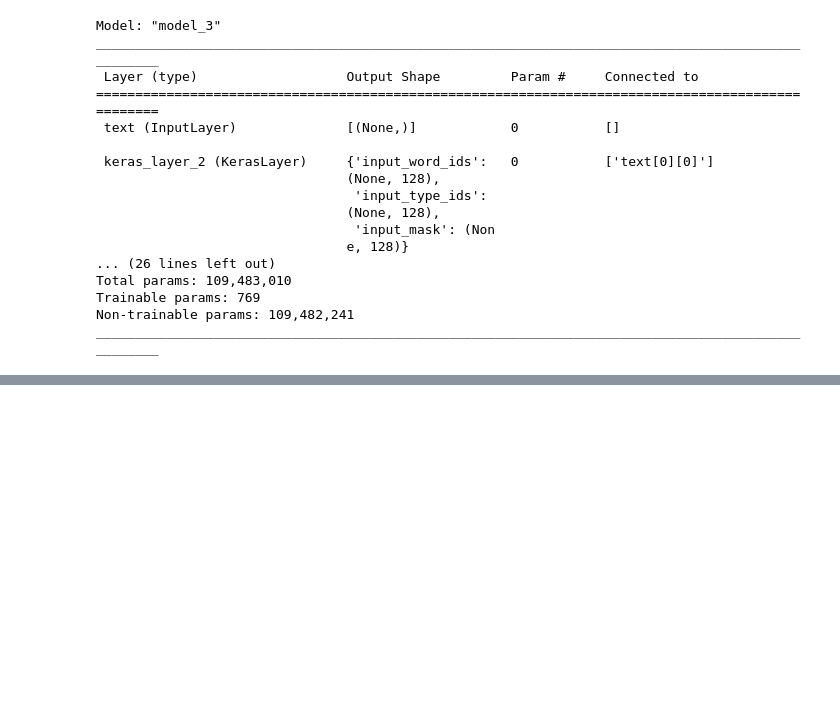
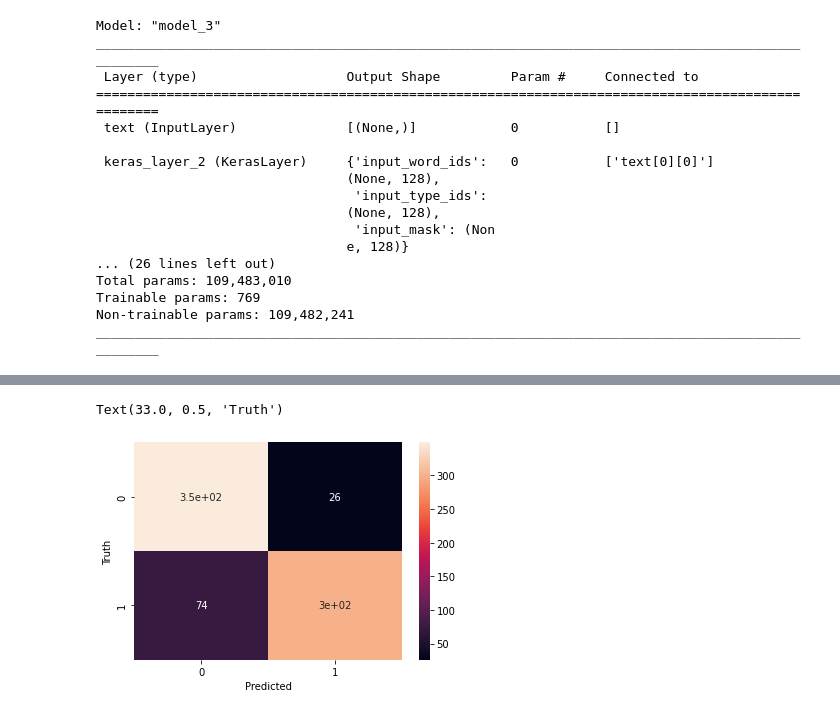
Before and after one commit to jmbaek/NLP_applications, a Jupyter notebook: PretrainingBERT_PythonCodeTutorial.ipynb, the cells around one changed output, grey strips where cells are left out. Saved outputs shown, nothing was run; the diff lists cells and outputs as text; code cells hidden in the pictures; blank space fills up the shorter version.

```diff
--- a/PretrainingBERT_PythonCodeTutorial.ipynb
+++ b/PretrainingBERT_PythonCodeTutorial.ipynb
@@ -253,3 +257,15 @@ Total params: 109,483,010
 Trainable params: 769
 Non-trainable params: 109,482,241
 __________________________________________________________________________________________________
+# %%
+METRICS = [
+  tf.keras.metrics.BinaryAccuracy(name='accuracy'),
+  tf.keras.metrics.Precision(name='precision'),
+  tf.keras.metrics.Recall(name='recall')
+]
+
+model.compile(optimizer='adam',
+              loss='binary_crossentropy',
+              metrics=METRICS)
+# %%
+model.fit(x_train, y_train, epochs=10)
@@ -255,0 +302,8 @@ ________________________________________________________________________________
+# %%
+y_predicted = model.predict(x_test)
+y_predicted = y_predicted.flatten()
+# %%
+import numpy as np
+
+y_predicted = np.where(y_predicted > 0.5, 1, 0)
+y_predicted
@@ -255,0 +328,12 @@ ________________________________________________________________________________
+# %%
+from sklearn.metrics import confusion_matrix, classification_report
+import matplotlib.pyplot as plt
+import seaborn as sn
+
+cm = confusion_matrix(y_test, y_predicted)
+sn.heatmap(cm, annot=True)
+plt.xlabel('Predicted')
+plt.ylabel('Truth')
+# %% [output]
+Text(33.0, 0.5, 'Truth')
+[figure, added]
```
Also changed, not shown: parts of 5 cells of this notebook.
